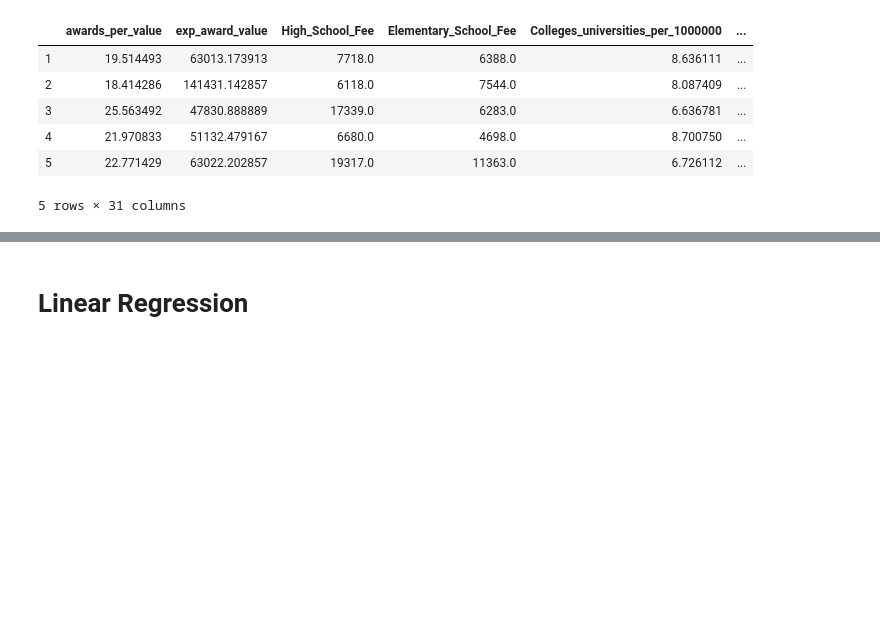
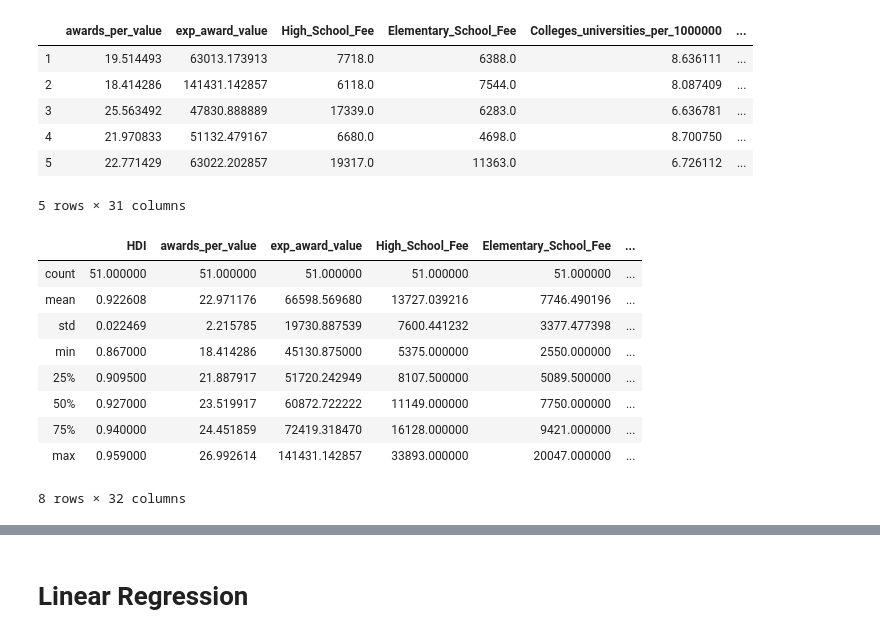
Before and after one commit to steber97/RecursionFairies_AdaProject, a Jupyter notebook: lorisLinearRidgeRegressionAndSVR.ipynb, the cells around one changed output, grey strips where cells are left out. Cells and saved outputs as stored; diff of their text form; code cells hidden in the pictures; blank space fills up the shorter version.

```diff
--- a/lorisLinearRidgeRegressionAndSVR.ipynb
+++ b/lorisLinearRidgeRegressionAndSVR.ipynb
@@ -32,3 +37,17 @@ X.head()
 | 4 | 21.970833 | 51132.479167 | 6680.0 | 4698.0 | 8.700750 | ... |
 | 5 | 22.771429 | 63022.202857 | 19317.0 | 11363.0 | 6.726112 | ... |
 5 rows × 31 columns
+# %%
+#Checking statistics for the features and the output.
+df.describe()
+# %% [output]
+|  | HDI | awards_per_value | exp_award_value | High_School_Fee | Elementary_School_Fee | ... |
+| count | 51.000000 | 51.000000 | 51.000000 | 51.000000 | 51.000000 | ... |
+| mean | 0.922608 | 22.971176 | 66598.569680 | 13727.039216 | 7746.490196 | ... |
+| std | 0.022469 | 2.215785 | 19730.887539 | 7600.441232 | 3377.477398 | ... |
+| min | 0.867000 | 18.414286 | 45130.875000 | 5375.000000 | 2550.000000 | ... |
+| 25% | 0.909500 | 21.887917 | 51720.242949 | 8107.500000 | 5089.500000 | ... |
+| 50% | 0.927000 | 23.519917 | 60872.722222 | 11149.000000 | 7750.000000 | ... |
+| 75% | 0.940000 | 24.451859 | 72419.318470 | 16128.000000 | 9421.000000 | ... |
+| max | 0.959000 | 26.992614 | 141431.142857 | 33893.000000 | 20047.000000 | ... |
+8 rows × 32 columns
```
Also changed, not shown: parts of 10 cells of this notebook.
